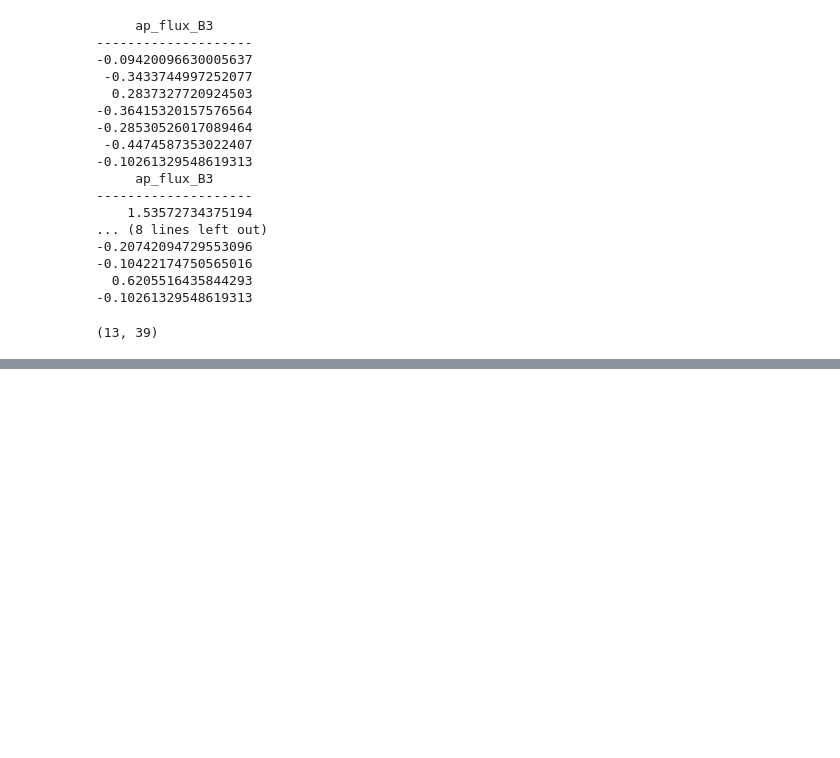
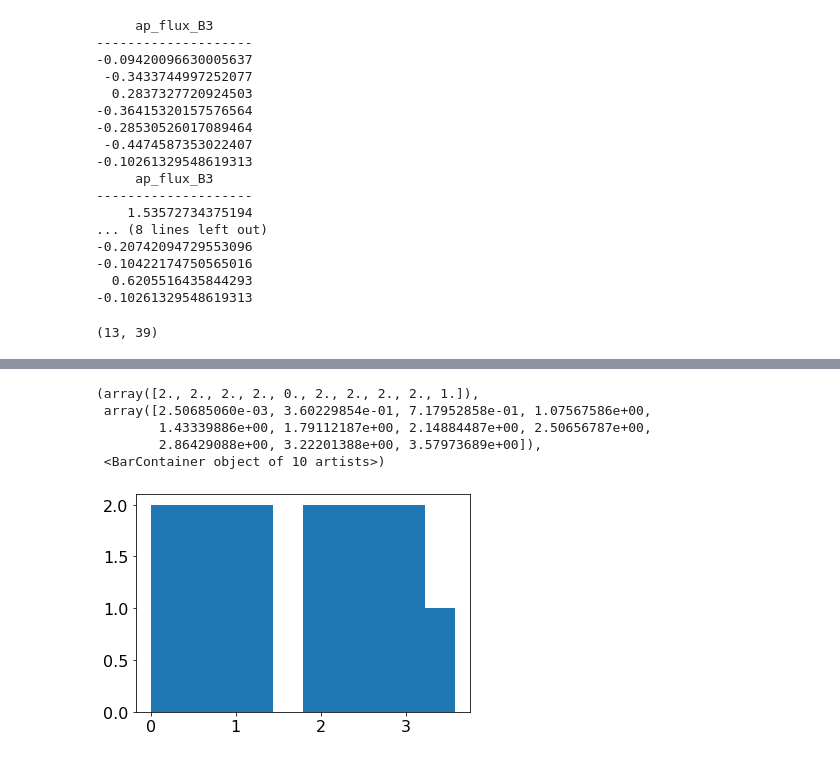
Before and after one commit to jaotter/summer_research_2018, a Jupyter notebook: flux_plots/spectral_indices.ipynb, the cells around one changed output, grey strips where cells are left out. Drawn from its saved outputs; the diff is of its cells as text; code cells hidden in the pictures; blank space fills up the shorter version.

```diff
--- a/flux_plots/spectral_indices.ipynb
+++ b/flux_plots/spectral_indices.ipynb
@@ -8,7 +8,7 @@ import astropy.constants as const
 # %%
 freqs = [98, 223.5 ,339.7672758867]
 eisfreq = (const.c / (850*u.micron)).to(u.GHz).value
-data = Table.read('/home/jotter/nrao/summer_research_2018/tables/r0.5_catalog_bgfit_may21_ulim.fits')
+data = Table.read('/home/jotter/nrao/summer_research_2018/tables/r0.5_catalog_bgfit_may21_ulim_mask.fits')
 calc = Table.read('/home/jotter/nrao/summer_research_2018/tables/r0.5_may21_calc_vals_mask_alpha.fits')
 # %%
 def specind_compute(freq1, freq2, flux1, flux2, flux1_err, flux2_err):
@@ -349,5 +408,12 @@ b3_ulim_err = b3_ulim*0.2
 b3eis_alpha_llim, b3eis_alpha_llim_err = specind_compute(freqs[0], eisfreq, b3_ulim, eis_flux_nd, b3_ulim_err, eis_flux_err_nd)
 b3eis_alpha_llim_fdust, b3eis_alpha_llim_fdust_err = specind_compute(freqs[0], eisfreq, b3_ulim, eis_fdust_nd, b3_ulim_err, eis_fdust_err_nd)
 # %%
-plt.hist(b3eis_alpha_ulim)
+plt.hist(b3eis_alpha_llim)
+# %% [output]
+(array([2., 2., 2., 2., 0., 2., 2., 2., 2., 1.]),
+ array([2.50685060e-03, 3.60229854e-01, 7.17952858e-01, 1.07567586e+00,
+        1.43339886e+00, 1.79112187e+00, 2.14884487e+00, 2.50656787e+00,
+        2.86429088e+00, 3.22201388e+00, 3.57973689e+00]),
+ <BarContainer object of 10 artists>)
+[figure, added]
 # %%
```
Also changed, not shown: parts of 13 cells of this notebook.
